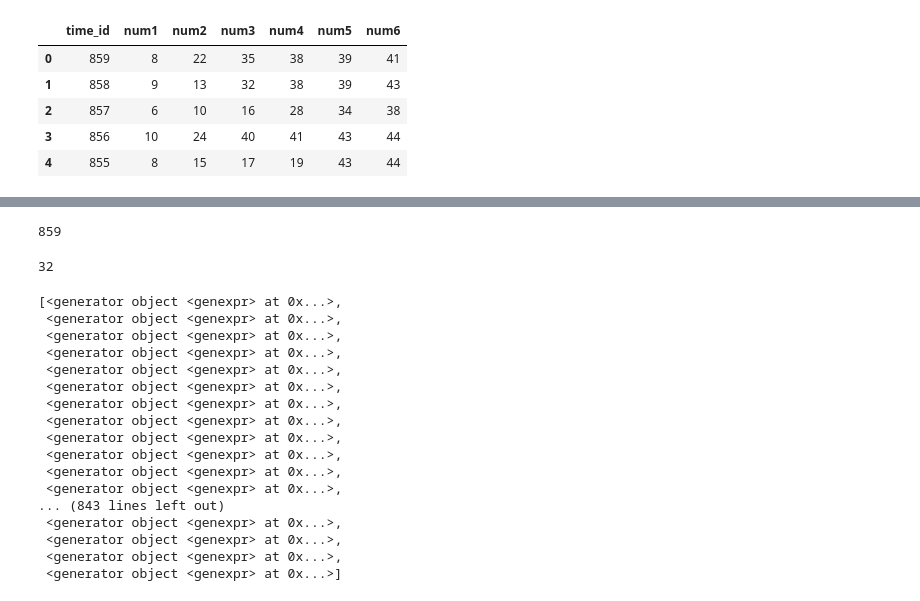
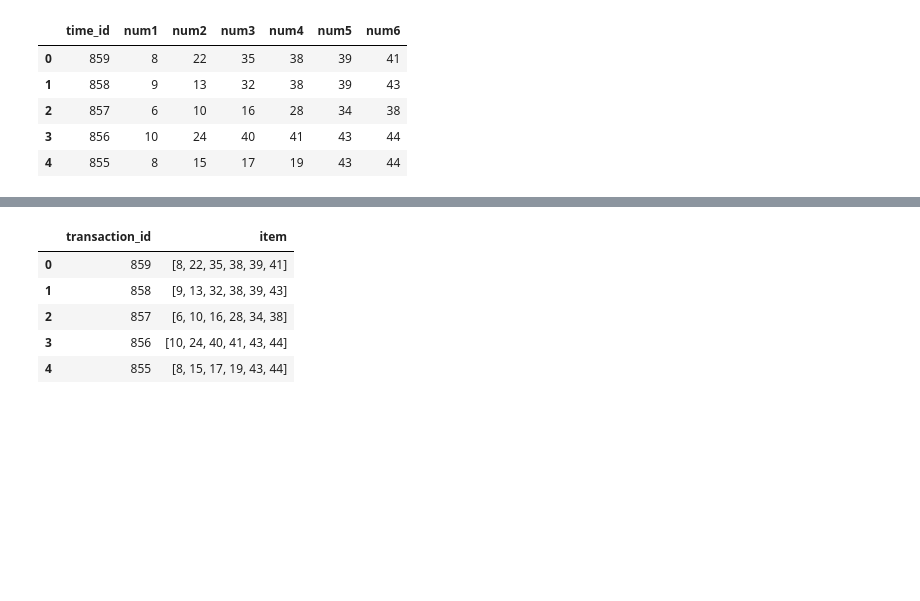
Before and after one commit to suhyehye/ADP-study, a Jupyter notebook: 모의고사/1회/1. 정형 데이터 마이닝.ipynb, the cells around one changed output, grey strips where cells are left out. Drawn from its saved outputs; the diff is of its cells as text; code cells hidden in the pictures; blank space fills up the shorter version.

```diff
--- a/모의고사/1회/1. 정형 데이터 마이닝.ipynb
+++ b/모의고사/1회/1. 정형 데이터 마이닝.ipynb
@@ -28,32 +17,21 @@ lotto.head()
-# %%
-lotto.shape[0]
-# %% [output]
-859
-# %%
-lotto.iloc[1,2]
-# %% [output]
-32
-# %%
-num = []
-for i in range(lotto.shape[0]):
-    num.append(lotto.iloc[i,j] for j in range(lotto.shape[1]))
-
-num
-# %% [output]
-[<generator object <genexpr> at 0x...>,
- <generator object <genexpr> at 0x...>,
- <generator object <genexpr> at 0x...>,
- <generator object <genexpr> at 0x...>,
- <generator object <genexpr> at 0x...>,
- <generator object <genexpr> at 0x...>,
- <generator object <genexpr> at 0x...>,
- <generator object <genexpr> at 0x...>,
- <generator object <genexpr> at 0x...>,
- <generator object <genexpr> at 0x...>,
- <generator object <genexpr> at 0x...>,
- <generator object <genexpr> at 0x...>,
-... (843 lines left out)
- <generator object <genexpr> at 0x...>,
- <generator object <genexpr> at 0x...>,
- <generator object <genexpr> at 0x...>,
- <generator object <genexpr> at 0x...>]
+# %%
+#Transaction data
+trs_data = np.array(lotto.loc[:,"num1":])
+onearray_list = []
+
+for onearray in trs_data:
+    minilist = []
+    for num in onearray:
+        minilist.append(str(num))
+
+    onearray_list.append(minilist)
+
+trs_df = pd.DataFrame({'transaction_id':lotto['time_id'],'item':onearray_list})
+trs_df.head()
+# %% [output]
+|  | transaction_id | item |
+| 0 | 859 | [8, 22, 35, 38, 39, 41] |
+| 1 | 858 | [9, 13, 32, 38, 39, 43] |
+| 2 | 857 | [6, 10, 16, 28, 34, 38] |
+| 3 | 856 | [10, 24, 40, 41, 43, 44] |
+| 4 | 855 | [8, 15, 17, 19, 43, 44] |
```
Also changed, not shown: parts of 7 cells of this notebook.
